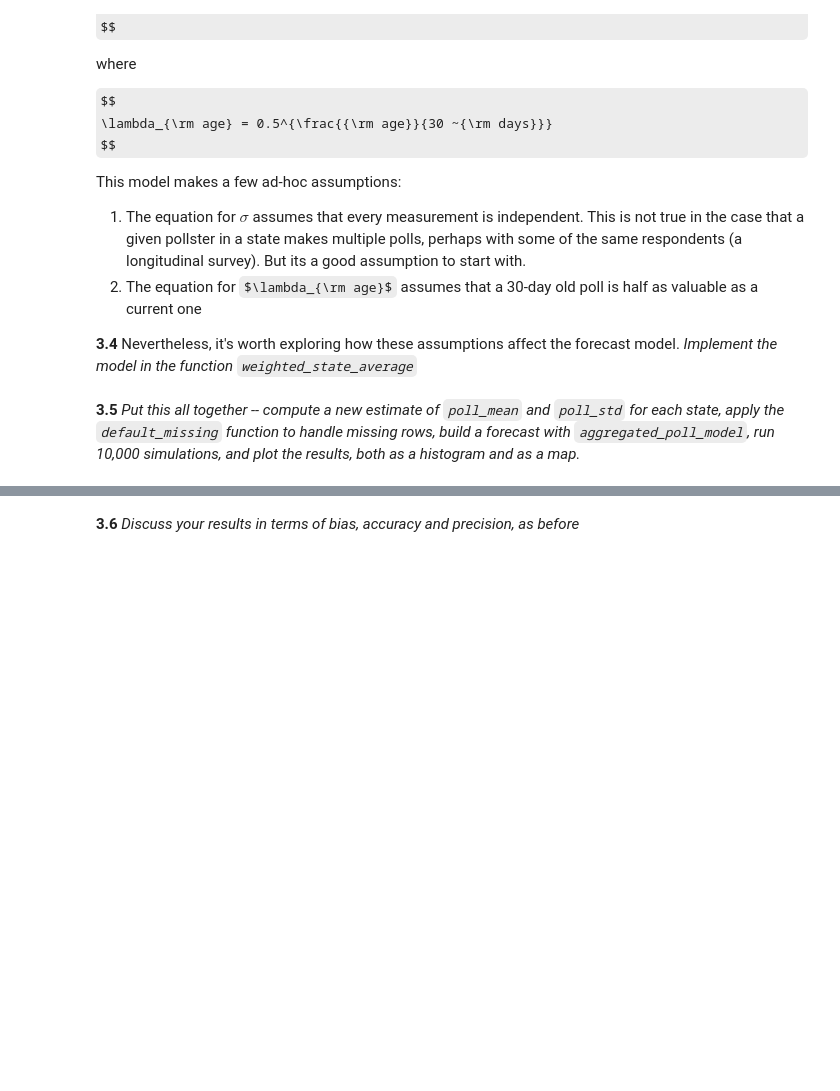
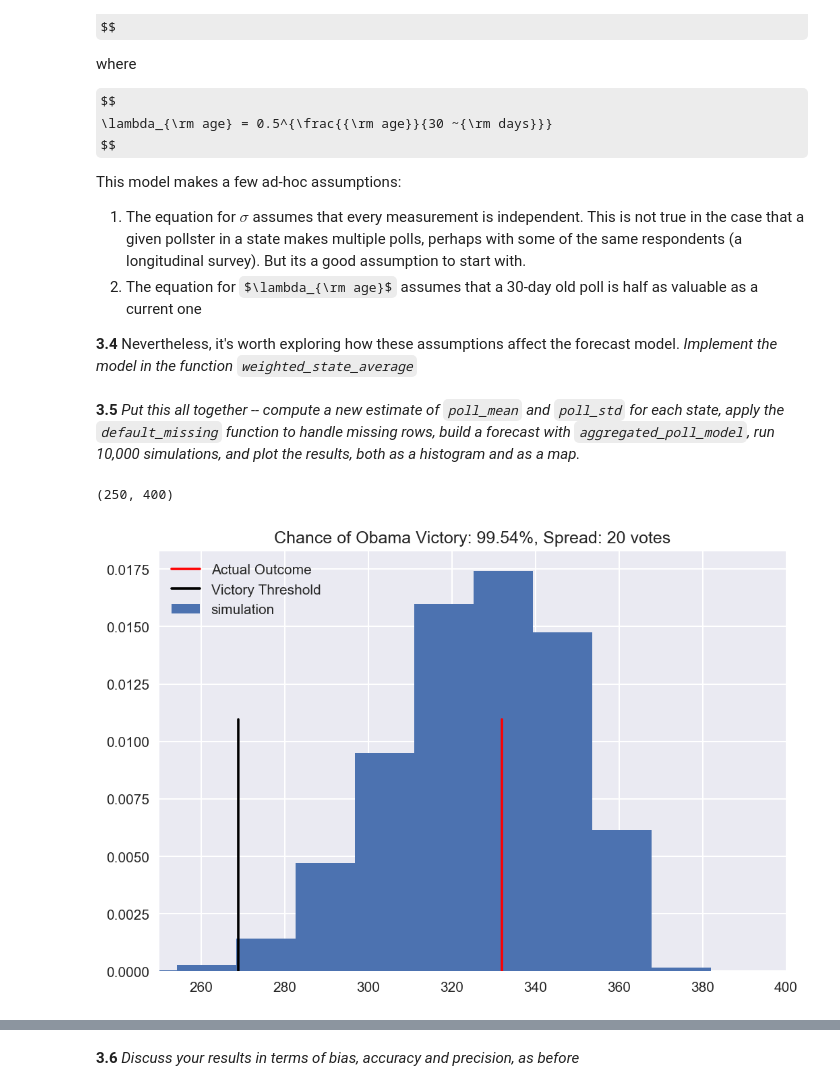
Before and after one commit to dashster18/content, a Jupyter notebook: HW2.ipynb, the cells around one changed output, grey strips where cells are left out. Cells and saved outputs as stored; diff of their text form; code cells hidden in the pictures; some formulas as TeX source; blank space fills up the shorter version.

```diff
--- a/HW2.ipynb
+++ b/HW2.ipynb
@@ -1086,7 +1106,7 @@ Some of the reddest and bluest states are not present in this data (people don't
 # %%
 def default_missing(results):
     red_states = ["Alabama", "Alaska", "Arkansas", "Idaho", "Wyoming"]
-    blue_states = ["Delaware", "District of Columbia", "Hawaii"]
+    blue_states = ["Delaware", "District of Columbia", "Hawaii", "Louisiana"]
     results.ix[red_states, ["poll_mean"]] = -100.0
     results.ix[red_states, ["poll_std"]] = 0.1
     results.ix[blue_states, ["poll_mean"]] = 100.0
@@ -1177,6 +1223,13 @@ This model makes a few ad-hoc assumptions:
 1. The equation for $\lambda_{\rm age}$ assumes that a 30-day old poll is half as valuable as a current one
 
 **3.4** Nevertheless, it's worth exploring how these assumptions affect the forecast model. *Implement the model in the function `weighted_state_average`*
+# %%
+def weights_age_factor(age):
+    return 0.5 ** (age / 30.)
+
+def weights(df):
+    w = weights_age_factor(df['age_days']) / (df['MoE'] ** 2)
+    return w
 # %%
 """
 Function
@@ -1201,7 +1254,24 @@ Notes
 For states where poll_std isn't finite (because N is too small), estimate the
 poll_std value as .05 * poll_mean
 """
+def weighted_state_average(multipoll):
+    # Cache groupby
+    states = multipoll.groupby('State')
 
-#your code here
+    # Compute size
+    N = states.size()
+
+    # Comptue weighted mean
+    w = states.apply(weights)
+    spread = multipoll.merge(w.reset_index(level=0, name='weight'), on=['State'], right_index=True, left_index=True)
+    mean = spread.groupby('State').apply(lambda g: (g['obama_spread'] * g['weight']).sum() / g['weight'].sum())
+
+    # Compute std, filling in NaNs
+    std = states.obama_spread.std()
+    std[std.isnull()] = 0.5 * mean[std.isnull()]
+
+    # Construct final dataframe
+    averages = pd.DataFrame({'N': N, 'poll_mean': mean, 'poll_std': std}, index=mean.index)
+    return averages
 # %% [markdown]
 **3.5** *Put this all together -- compute a new estimate of `poll_mean` and `poll_std` for each state, apply the `default_missing` function to handle missing rows, build a forecast with `aggregated_poll_model`, run 10,000 simulations, and plot the results, both as a histogram and as a map.*
@@ -1210 +1278,13 @@ poll_std value as .05 * poll_mean
+# %%
+#your code here
+average = weighted_state_average(multipoll)
+average = average.join(electoral_votes, how='outer')
+default_missing(average)
+model = aggregated_poll_model(average)
+sims = simulate_election(model, 10000)
+plot_simulation(sims)
+plt.xlim(250, 400)
+# %% [output]
+(250, 400)
+[figure, added]
 # %%
```
Also changed, not shown: parts of 20 cells of this notebook, 1 other file.
